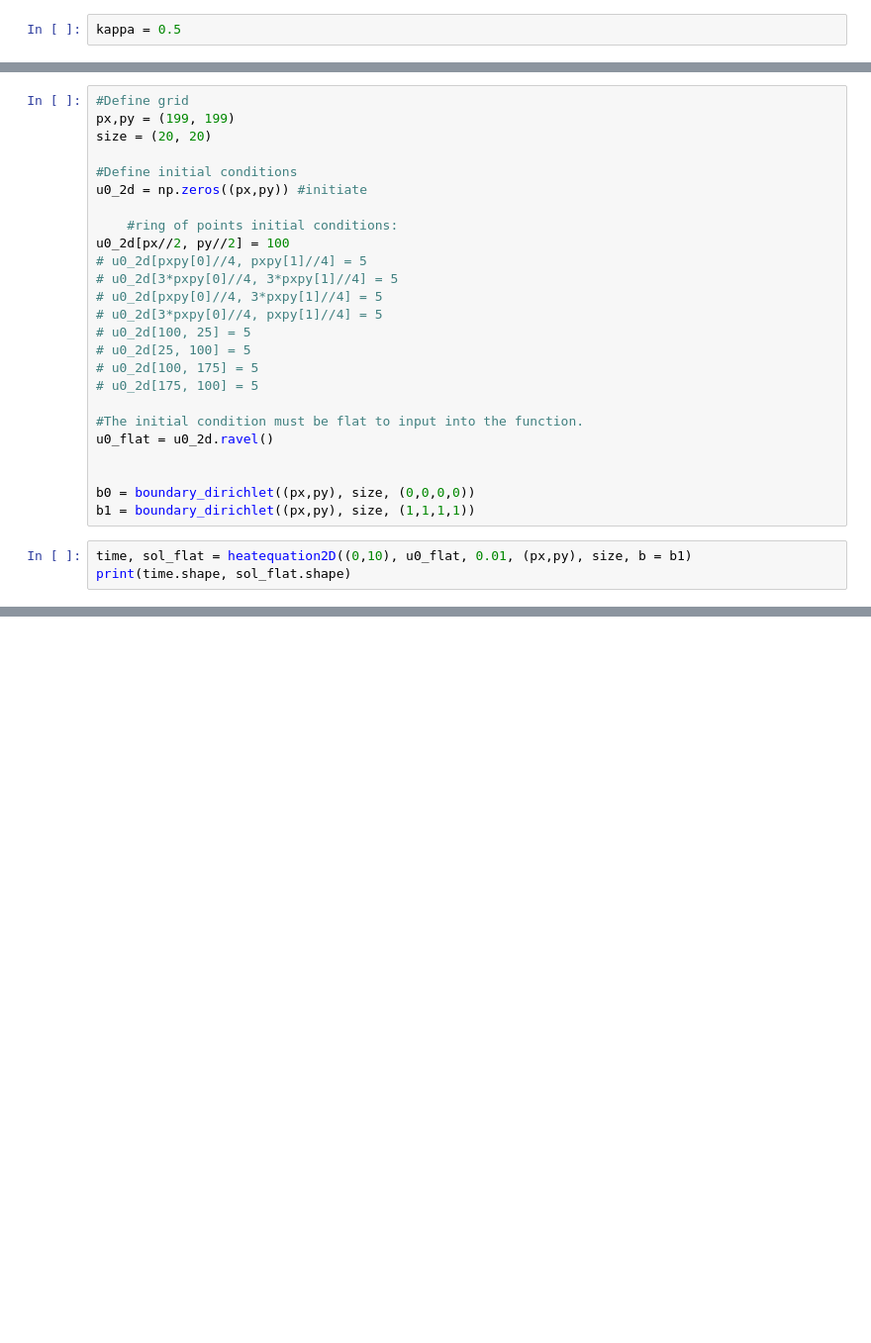
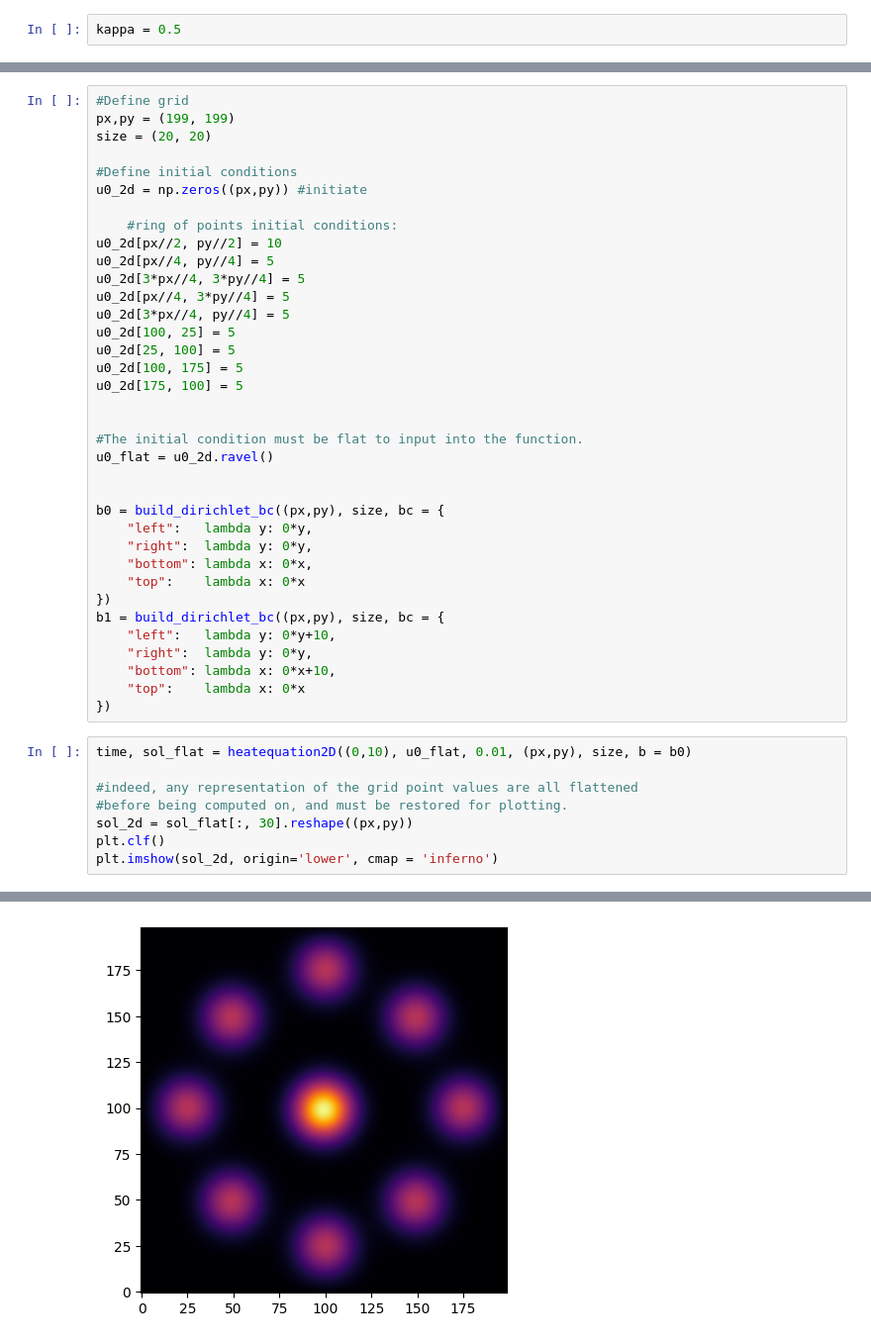
Before and after one commit to XDMisonoXDMikaXD/diffy-qs-solver, a Jupyter notebook: 2D_heat.ipynb, the cells around one changed output, grey strips where cells are left out. Shown at 99% size. Saved outputs shown, nothing was run; the diff lists cells and outputs as text; blank space fills up the shorter version.

```diff
--- a/2D_heat.ipynb
+++ b/2D_heat.ipynb
@@ -165,23 +265,39 @@ size = (20, 20)
 u0_2d = np.zeros((px,py)) #initiate
 
     #ring of points initial conditions:
-u0_2d[px//2, py//2] = 100
-# u0_2d[pxpy[0]//4, pxpy[1]//4] = 5
-# u0_2d[3*pxpy[0]//4, 3*pxpy[1]//4] = 5
-# u0_2d[pxpy[0]//4, 3*pxpy[1]//4] = 5
-# u0_2d[3*pxpy[0]//4, pxpy[1]//4] = 5
-# u0_2d[100, 25] = 5
-# u0_2d[25, 100] = 5
-# u0_2d[100, 175] = 5
-# u0_2d[175, 100] = 5
+u0_2d[px//2, py//2] = 10
+u0_2d[px//4, py//4] = 5
+u0_2d[3*px//4, 3*py//4] = 5
+u0_2d[px//4, 3*py//4] = 5
+u0_2d[3*px//4, py//4] = 5
+u0_2d[100, 25] = 5
+u0_2d[25, 100] = 5
+u0_2d[100, 175] = 5
+u0_2d[175, 100] = 5
+
 
 #The initial condition must be flat to input into the function.
 u0_flat = u0_2d.ravel()
 
 
-b0 = boundary_dirichlet((px,py), size, (0,0,0,0))
-b1 = boundary_dirichlet((px,py), size, (1,1,1,1))
+b0 = build_dirichlet_bc((px,py), size, bc = {
+    "left":   lambda y: 0*y,
+    "right":  lambda y: 0*y,
+    "bottom": lambda x: 0*x,
+    "top":    lambda x: 0*x
+})
+b1 = build_dirichlet_bc((px,py), size, bc = {
+    "left":   lambda y: 0*y+10,
+    "right":  lambda y: 0*y,
+    "bottom": lambda x: 0*x+10,
+    "top":    lambda x: 0*x
+})
 # %%
-time, sol_flat = heatequation2D((0,10), u0_flat, 0.01, (px,py), size, b = b1)
-print(time.shape, sol_flat.shape)
+time, sol_flat = heatequation2D((0,10), u0_flat, 0.01, (px,py), size, b = b0)
+
+#indeed, any representation of the grid point values are all flattened
+#before being computed on, and must be restored for plotting.
+sol_2d = sol_flat[:, 30].reshape((px,py))
+plt.clf()
+plt.imshow(sol_2d, origin='lower', cmap = 'inferno')
 # %% [output]
@@ -188,0 +305 @@ print(time.shape, sol_flat.shape)
+[figure, added]
```
Also changed, not shown: parts of 14 cells of this notebook.
